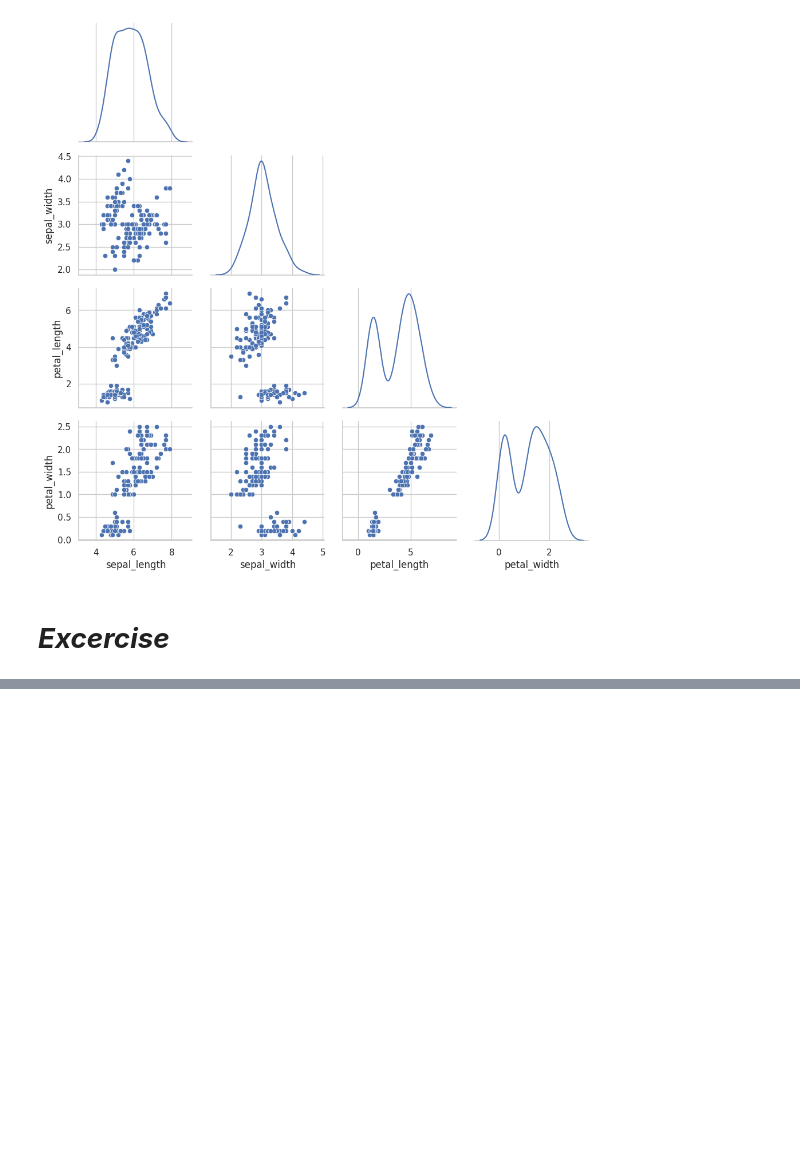
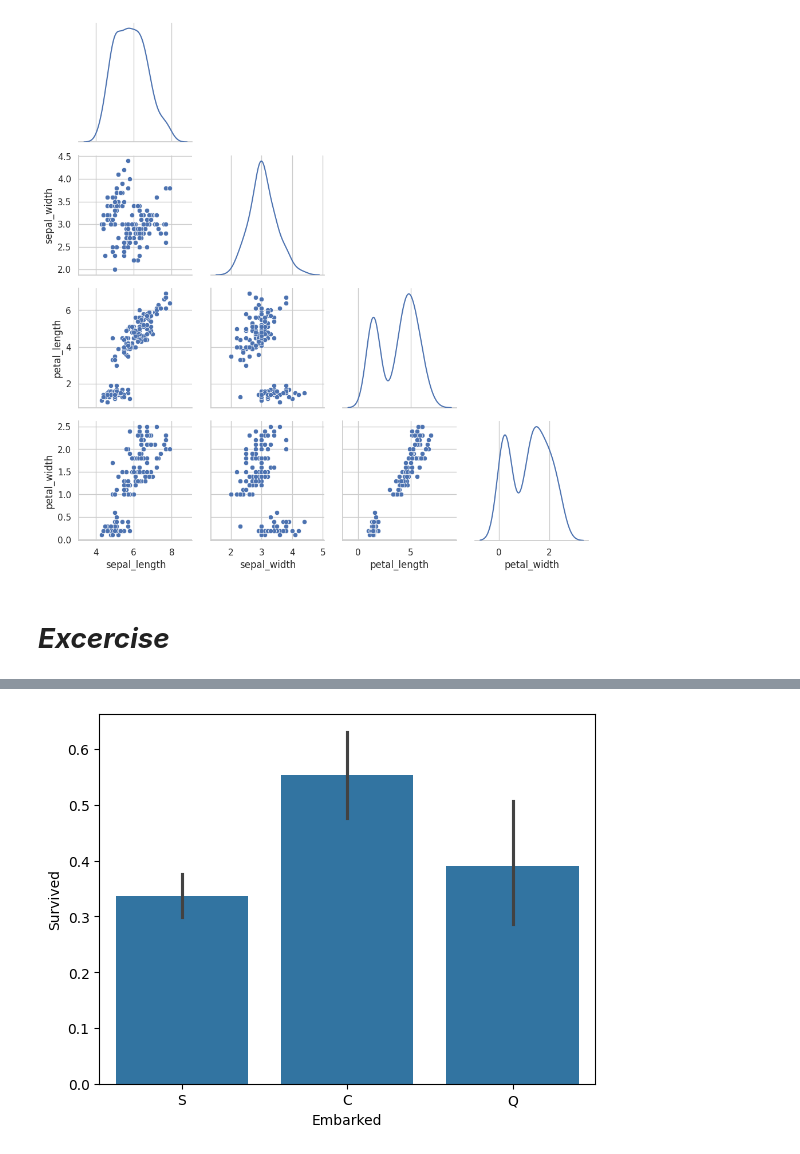
Before and after one commit to RoshanKrO7/6sem, a Jupyter notebook: DAV_Lab7.ipynb, the cells around one changed output, grey strips where cells are left out. Saved outputs shown, nothing was run; the diff lists cells and outputs as text; code cells hidden in the pictures; blank space fills up the shorter version.

```diff
--- a/DAV_Lab7.ipynb
+++ b/DAV_Lab7.ipynb
@@ -199,0 +202,5 @@ sns.catplot(x ='day', y ='total_bill', data = df, kind ='bar')
+# %%
+sns.barplot(x="Embarked", y="Survived", data=df)
+plt.show()
+# %% [output]
+[figure, added]
```
Also changed, not shown: parts of 4 cells of this notebook.
